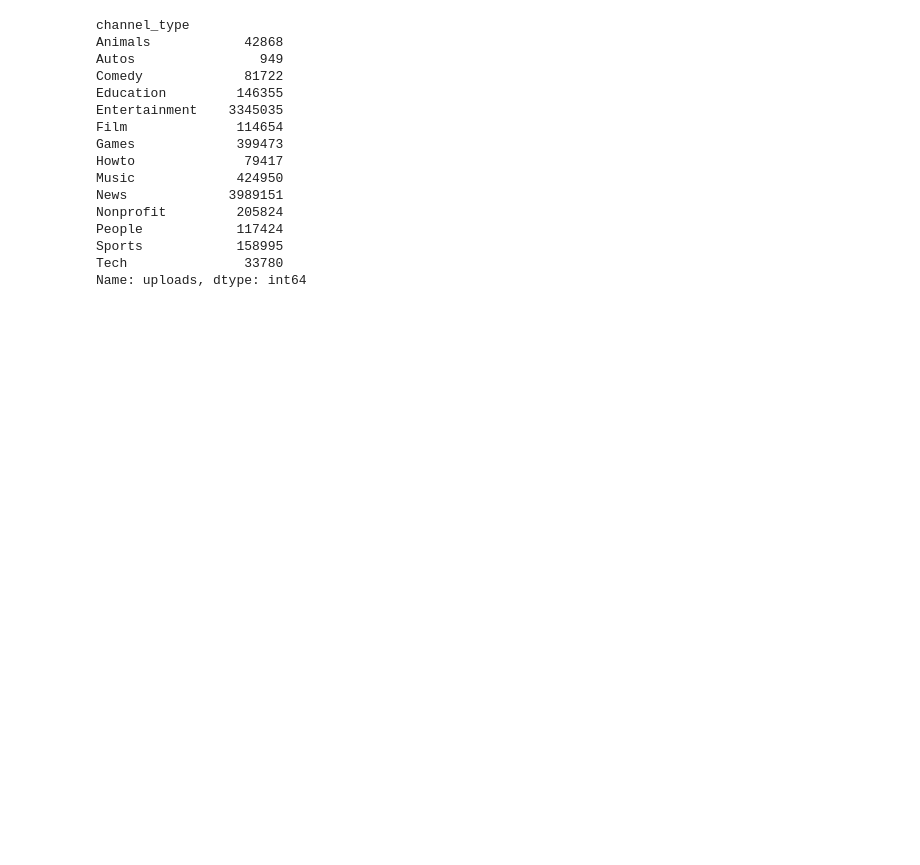
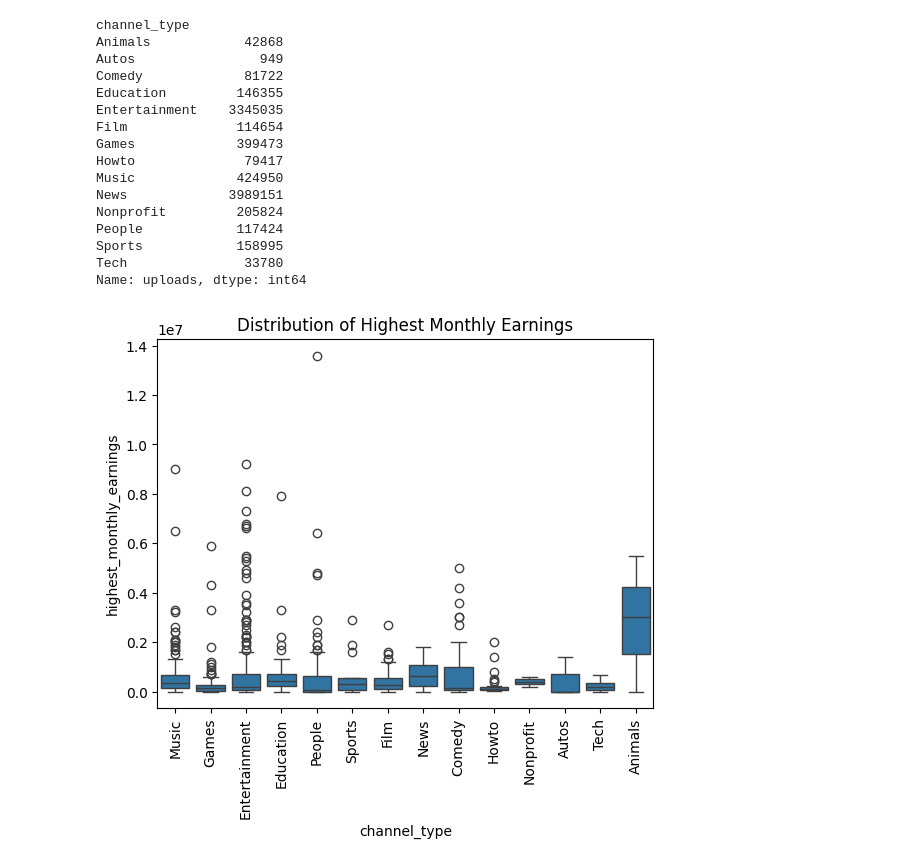
Before and after one commit to Abdul-Rafay-web/Data-Wrangling, a Jupyter notebook: Youtube Data Analysis and Visualization/youtube_data.ipynb, the cells around one changed output. Drawn from its saved outputs; the diff is of its cells as text; code cells hidden in the pictures; blank space fills up the shorter version.

```diff
--- a/Youtube Data Analysis and Visualization/youtube_data.ipynb
+++ b/Youtube Data Analysis and Visualization/youtube_data.ipynb
@@ -310,3 +310,10 @@ People            117424
 Sports            158995
 Tech               33780
 Name: uploads, dtype: int64
+# %%
+sns.boxplot(x='channel_type',y='highest_monthly_earnings',data=df)
+plt.title('Distribution of Highest Monthly Earnings')
+plt.xticks(rotation=90)
+plt.show()
+# %% [output]
+[figure, added]
```
Also changed, not shown: parts of 1 cell of this notebook.
